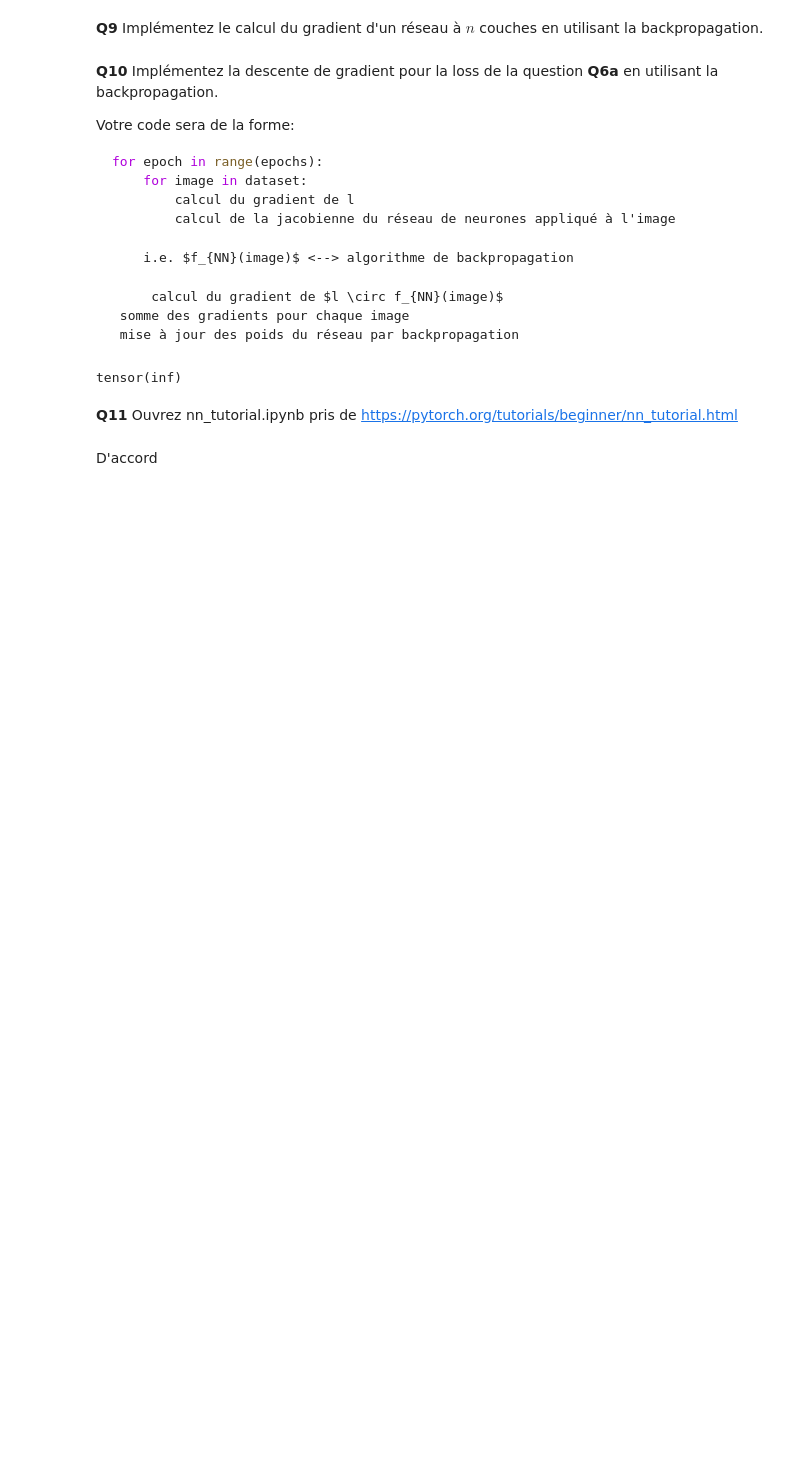
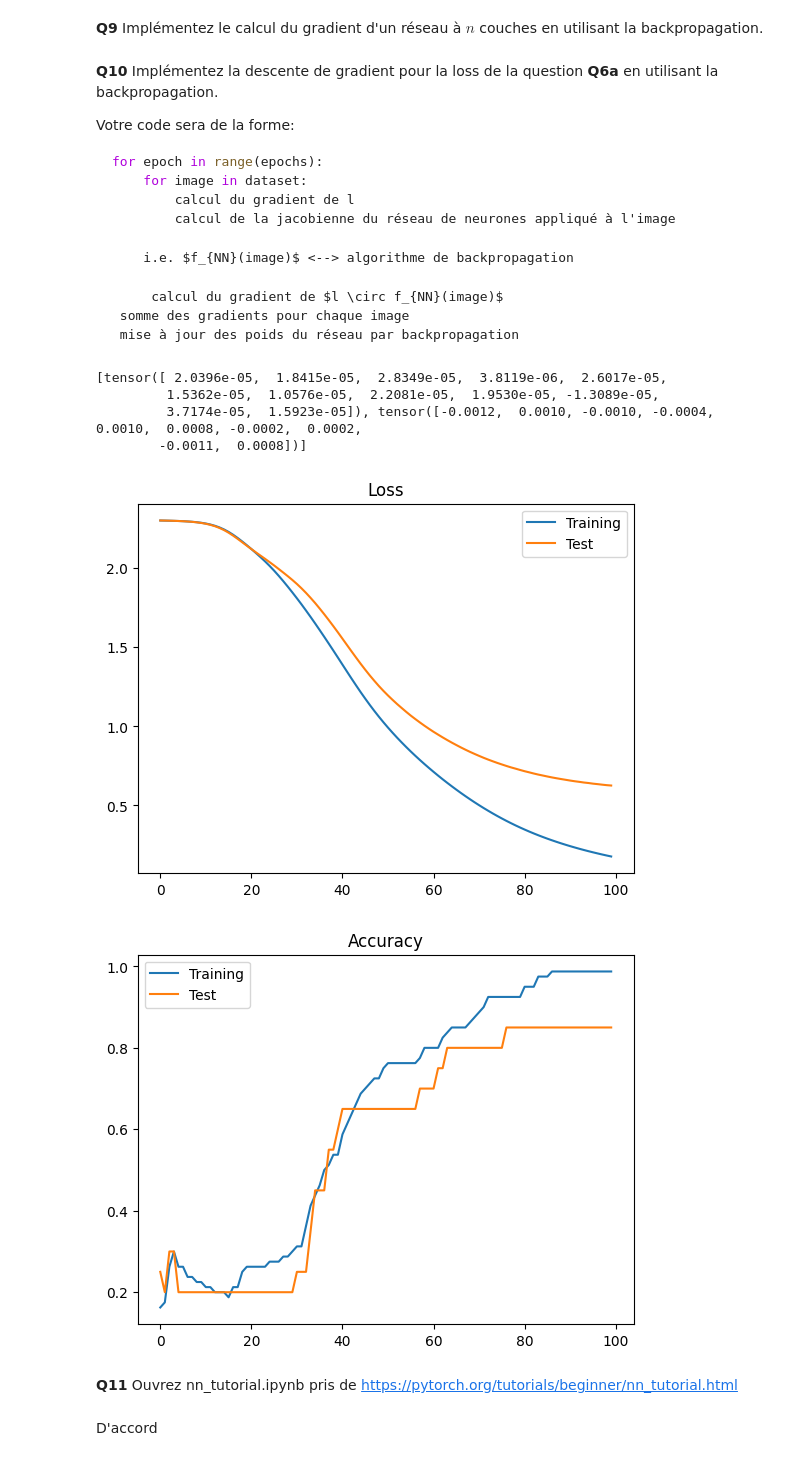
Before and after one commit to slietar/su-courses, a Jupyter notebook: deeplife/tme1/TME 1 Deeplife-version-etudiants.ipynb, the cells around one changed output. Cells and saved outputs as stored; diff of their text form; code cells hidden in the pictures; blank space fills up the shorter version.

````diff
--- a/deeplife/tme1/TME 1 Deeplife-version-etudiants.ipynb
+++ b/deeplife/tme1/TME 1 Deeplife-version-etudiants.ipynb
@@ -472,38 +441,50 @@ for epoch in range(epochs):
  ```
 # %%
 lr = 1e-5
-epoch_count = 400
-layers = [5, 6, 7, 10]
+epoch_count = 100
+layers = [12, 10]
 
-wl = [torch.rand((b, a)) for a, b in zip([len(img_tensor), *layers[:-1]], layers)]
-bl = [torch.rand(b) for b in layers]
+wl = [(torch.rand((b, a)) * 2.0 - 1.0) * 1e-3 for a, b in zip([len(img_tensor), *layers[:-1]], layers)]
+# wl = [weights1.clone(), weights2.clone()]
+bl = [torch.zeros(b) for b in layers]
 
 losses = torch.empty((epoch_count, 2))
 acc = torch.empty((epoch_count, 2))
 
 for epoch in range(epoch_count):
-  for x, y in zip(data_xs_training, data_ys_training):
-    dw, db = grad_loss_n(wl, bl, x, y, layers)
-
   losses[epoch, 0], acc[epoch, 0] = evaluate_n_all(wl, bl, data_xs_training, data_ys_training, layers)
   losses[epoch, 1], acc[epoch, 1] = evaluate_n_all(wl, bl, data_xs_test, data_ys_test, layers)
+
+  for x, y in zip(data_xs_training, data_ys_training):
+    dwl, dbl = grad_loss_n(wl, bl, x, y, layers)
+
+    wl = [w - dw * lr for w, dw in zip(wl, dwl)]
+    bl = [b - db * lr for b, db in zip(bl, dbl)]
 
 
 fig, ax = plt.subplots()
 
 ax.set_title('Loss')
 ax.plot(torch.arange(epoch_count), losses[:, 0], label='Training')
 ax.plot(torch.arange(epoch_count), losses[:, 1], label='Test')
 ax.legend()
 
 fig, ax2 = plt.subplots()
 
 ax2.set_title('Accuracy')
 ax2.plot(torch.arange(epoch_count), acc[:, 0], label='Training')
 ax2.plot(torch.arange(epoch_count), acc[:, 1], label='Test')
 ax2.legend()
+
+# print(losses[:, 0])
+print(bl)
 # %% [output]
-tensor(inf)
+[tensor([ 2.0396e-05,  1.8415e-05,  2.8349e-05,  3.8119e-06,  2.6017e-05,
+         1.5362e-05,  1.0576e-05,  2.2081e-05,  1.9530e-05, -1.3089e-05,
+         3.7174e-05,  1.5923e-05]), tensor([-0.0012,  0.0010, -0.0010, -0.0004,  0.0010,  0.0008, -0.0002,  0.0002,
+        -0.0011,  0.0008])]
+[figure, added]
+[figure, added]
 # %% [markdown]
 **Q11** Ouvrez nn_tutorial.ipynb pris de https://pytorch.org/tutorials/beginner/nn_tutorial.html
 # %% [markdown]
````
Also changed, not shown: parts of 8 cells of this notebook, 12 other files.
